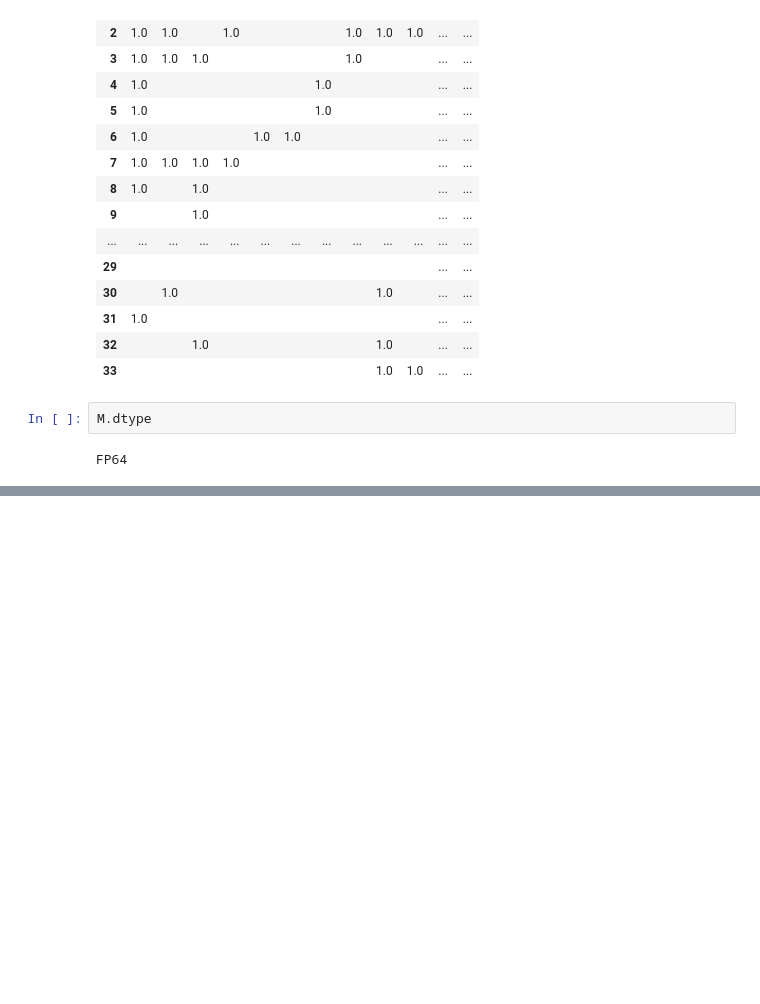
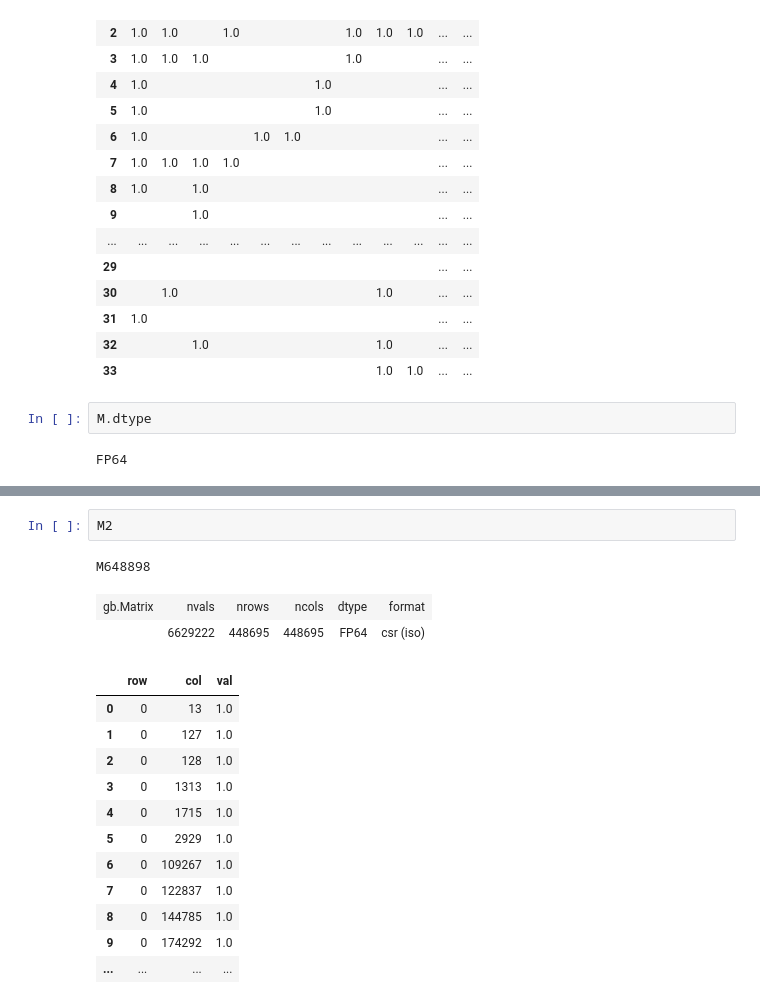
Before and after one commit to rustam-azimov/graph-course-itmo, a Jupyter notebook: practice/practice01/practice01_python_graphblas_triangle_counting.ipynb, the cells around one changed output, grey strips where cells are left out. Cells and saved outputs as stored; diff of their text form; blank space fills up the shorter version.

```diff
--- a/practice/practice01/practice01_python_graphblas_triangle_counting.ipynb
+++ b/practice/practice01/practice01_python_graphblas_triangle_counting.ipynb
@@ -69,0 +97,18 @@ gb.viz.draw(M)
+# %%
+M2
+# %% [output]
+M648898
+| gb.Matrix | nvals | nrows | ncols | dtype | format |
+|  | 6629222 | 448695 | 448695 | FP64 | csr (iso) |
+|  | row | col | val |
+| 0 | 0 | 13 | 1.0 |
+| 1 | 0 | 127 | 1.0 |
+| 2 | 0 | 128 | 1.0 |
+| 3 | 0 | 1313 | 1.0 |
+| 4 | 0 | 1715 | 1.0 |
+| 5 | 0 | 2929 | 1.0 |
+| 6 | 0 | 109267 | 1.0 |
+| 7 | 0 | 122837 | 1.0 |
+| 8 | 0 | 144785 | 1.0 |
+| 9 | 0 | 174292 | 1.0 |
+| ... | ... | ... | ... |
```
Also changed, not shown: parts of 15 cells of this notebook, 6 other files.
